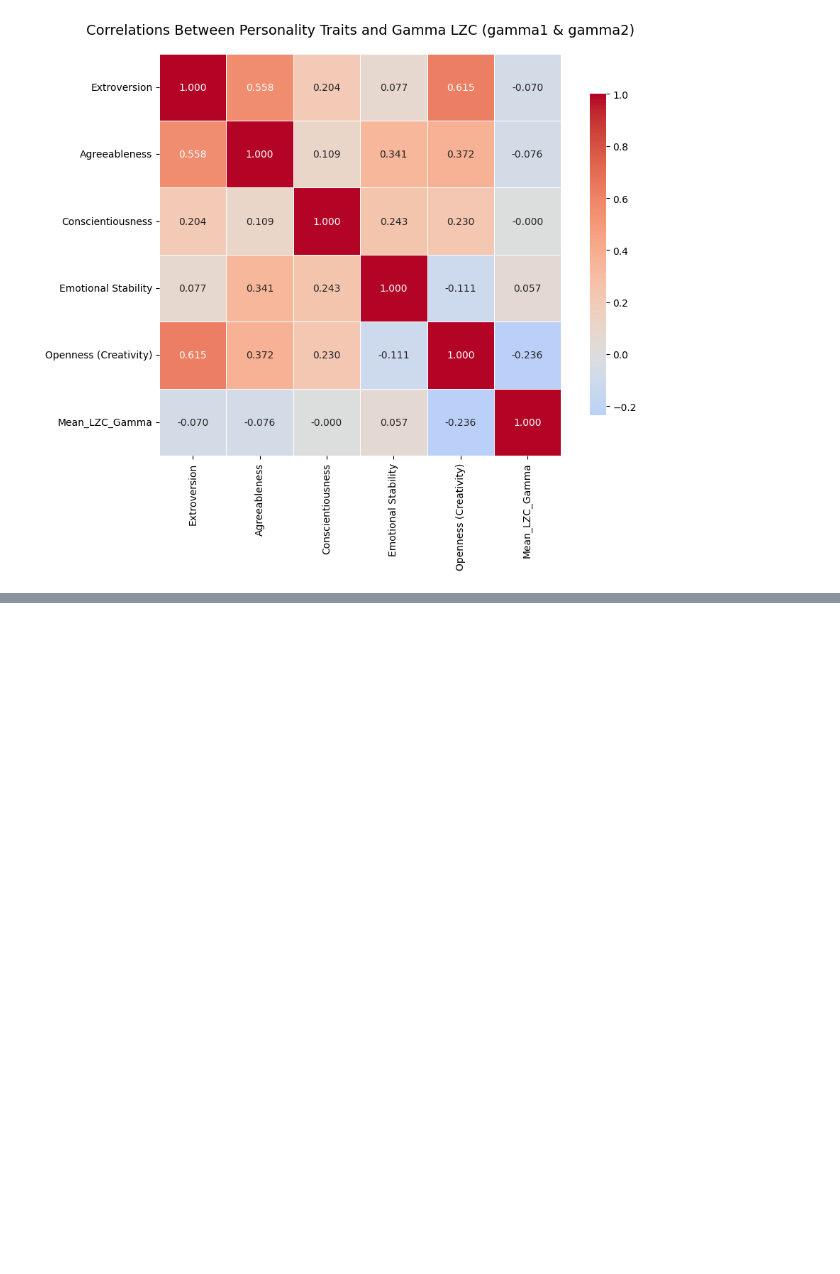
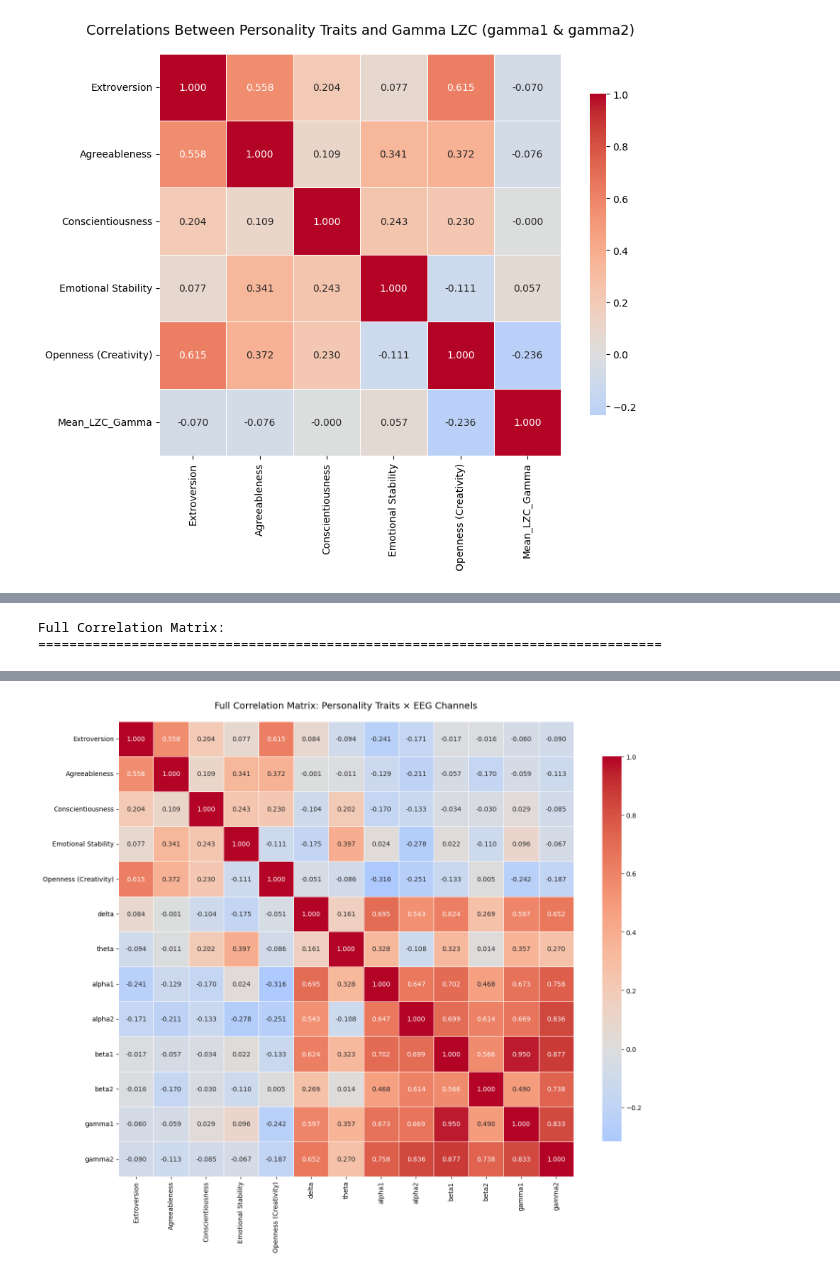
Before and after one commit to deybelman/EEG_Analysis_Project, a Jupyter notebook: analysis.ipynb, the cells around one changed output, grey strips where cells are left out. Drawn from its saved outputs; the diff is of its cells as text; code cells hidden in the pictures; blank space fills up the shorter version.

```diff
--- a/analysis.ipynb
+++ b/analysis.ipynb
@@ -1060,4 +879,27 @@ Correlation Matrix (Gamma Only):
 | Mean_LZC_Gamma | -0.069539 | -0.075520 | -0.000494 | 0.056571 | -0.235644 | ... |
 [figure]
 # %%
+# Merge EEG and Personality DataFrames and select only relevant columns in one step
+personality_cols = [
+    "Extroversion",
+    "Agreeableness",
+    "Conscientiousness",
+    "Emotional Stability",
+    "Openness (Creativity)"
+]
+
+eeg_cols = channels  # delta, theta, alpha1, alpha2, beta1, beta2, gamma1, gamma2
+
+# Merge and select columns in one go
+eeg_personality_df = (
+    personality_filtered_1_to_36_df.merge(
+        participant_mean_lzc_df_1_to_36,
+        left_index=True,
+        right_index=True,
+        how='inner'
+    )[personality_cols + eeg_cols].copy()
+)
+
+print(f"Subset DataFrame shape: {eeg_personality_df.shape}")
+eeg_personality_df.head()
 # %% [output]
@@ -1064,0 +913,23 @@ KeyError: 'Subject ID'
+# %%
+# Step 3: Compute full Pearson correlation matrix (all variables)
+import seaborn as sns
+import matplotlib.pyplot as plt
+from scipy import stats
+
+# Calculate correlation matrix for all personality and EEG variables
+eeg_personality_corr_matrix = eeg_personality_df.corr(method='pearson')
+
+print("Full Correlation Matrix:")
+print("=" * 80)
+display(eeg_personality_corr_matrix)
+
+# Plot heatmap
+plt.figure(figsize=(14, 12))
+sns.heatmap(eeg_personality_corr_matrix, annot=True, cmap="coolwarm", center=0,
+            fmt=".3f", square=True, linewidths=0.5, cbar_kws={"shrink": 0.8})
+plt.title("Full Correlation Matrix: Personality Traits × EEG Channels", fontsize=14, pad=20)
+plt.tight_layout()
+plt.show()
+# %% [output]
+Full Correlation Matrix:
+================================================================================
@@ -1064,0 +950 @@ KeyError: 'Subject ID'
+[figure, added]
```
Also changed, not shown: parts of 22 cells of this notebook, 2 other files.
